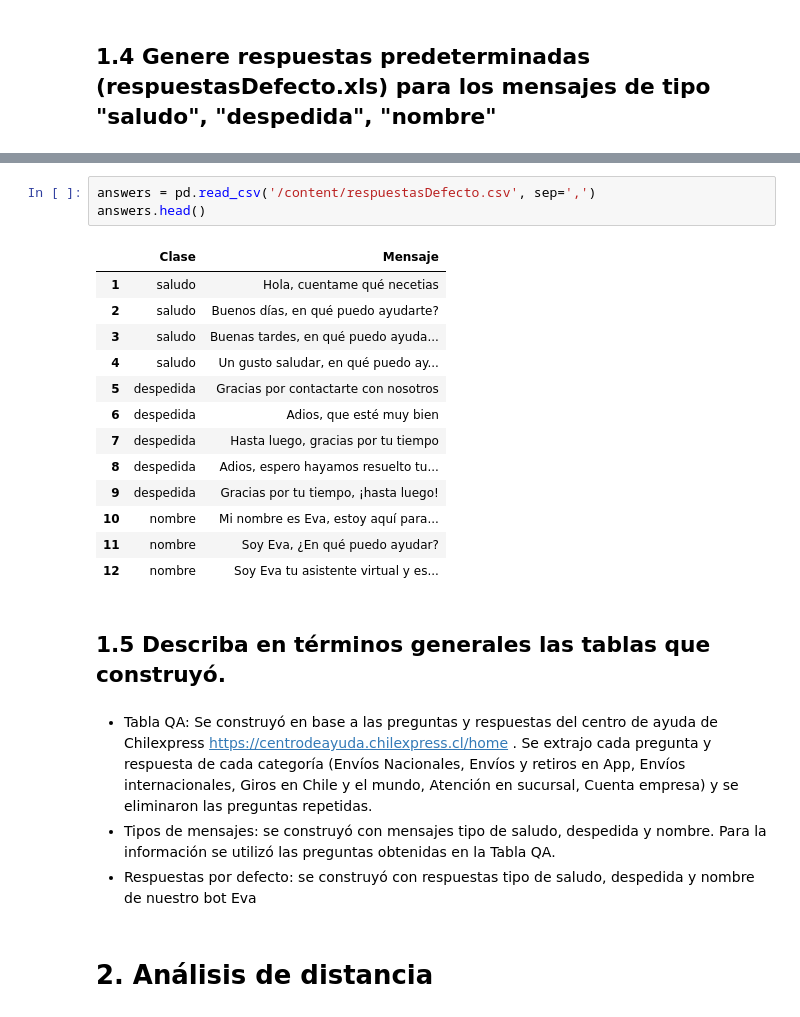
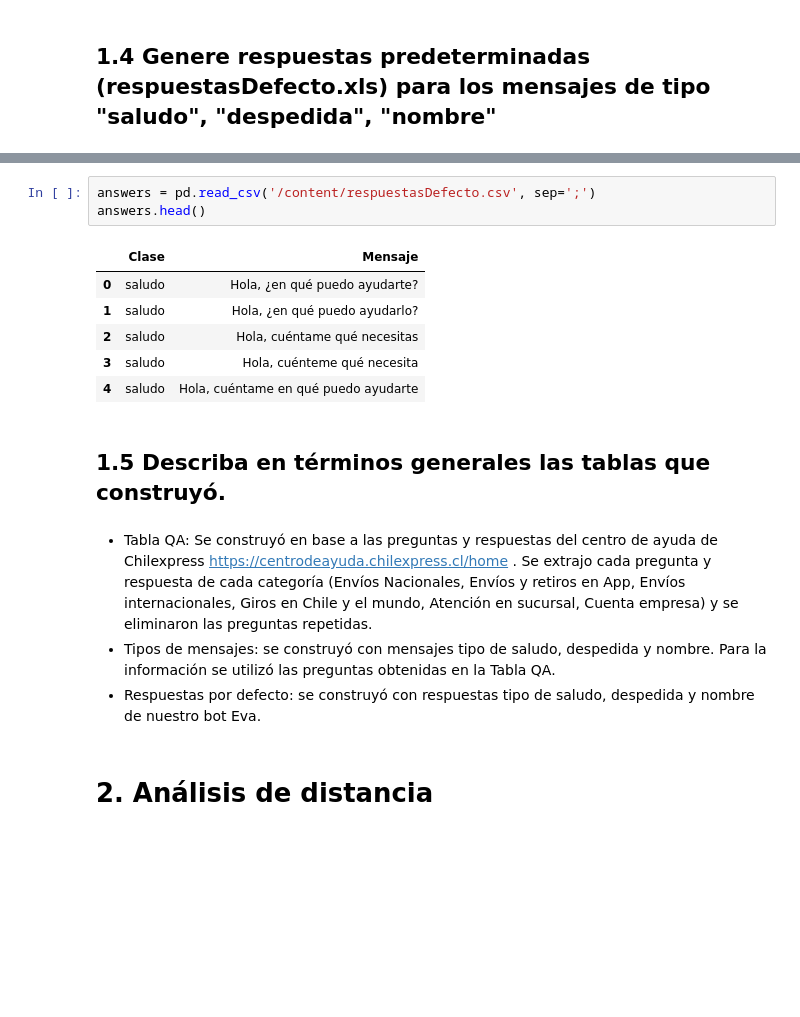
Before and after one commit to alvaro-neira/nlp-homework2, a Jupyter notebook: Tarea_2_NLP_Grupo_3.ipynb, the cells around one changed output, grey strips where cells are left out. Drawn from its saved outputs; the diff is of its cells as text; blank space fills up the shorter version.

```diff
--- a/Tarea_2_NLP_Grupo_3.ipynb
+++ b/Tarea_2_NLP_Grupo_3.ipynb
@@ -145,20 +107,13 @@ respuestasDefecto.c 100%[===================>]     646  --.-KB/s    in 0s
 # %%
-answers = pd.read_csv('/content/respuestasDefecto.csv', sep=',')
+answers = pd.read_csv('/content/respuestasDefecto.csv', sep=';')
 answers.head()
 # %% [output]
 |  | Clase | Mensaje |
-| 1 | saludo | Hola, cuentame qué necetias |
-| 2 | saludo | Buenos días, en qué puedo ayudarte? |
-| 3 | saludo | Buenas tardes, en qué puedo ayuda... |
-| 4 | saludo | Un gusto saludar, en qué puedo ay... |
-| 5 | despedida | Gracias por contactarte con nosotros |
-| 6 | despedida | Adios, que esté muy bien |
-| 7 | despedida | Hasta luego, gracias por tu tiempo |
-| 8 | despedida | Adios, espero hayamos resuelto tu... |
-| 9 | despedida | Gracias por tu tiempo, ¡hasta luego! |
-| 10 | nombre | Mi nombre es Eva, estoy aquí para... |
-| 11 | nombre | Soy Eva, ¿En qué puedo ayudar? |
-| 12 | nombre | Soy Eva tu asistente virtual y es... |
+| 0 | saludo | Hola, ¿en qué puedo ayudarte? |
+| 1 | saludo | Hola, ¿en qué puedo ayudarlo? |
+| 2 | saludo | Hola, cuéntame qué necesitas |
+| 3 | saludo | Hola, cuénteme qué necesita |
+| 4 | saludo | Hola, cuéntame en qué puedo ayudarte |
 # %% [markdown]
 ## 1.5 Describa en términos generales las tablas que construyó.
 # %% [markdown]
@@ -166,7 +121,7 @@ answers.head()
 
 *   Tabla QA: Se construyó en base a las preguntas y respuestas del centro de ayuda de Chilexpress https://centrodeayuda.chilexpress.cl/home . Se extrajo cada pregunta y respuesta de cada categoría (Envíos Nacionales, Envíos y retiros en App, Envíos internacionales, Giros en Chile y el mundo, Atención en sucursal, Cuenta empresa) y se eliminaron las preguntas repetidas.
 *   Tipos de mensajes: se construyó con mensajes tipo de saludo, despedida y nombre. Para la información se utilizó las preguntas obtenidas en la Tabla QA.
-*   Respuestas por defecto: se construyó con respuestas tipo de saludo, despedida y nombre de nuestro bot Eva
+*   Respuestas por defecto: se construyó con respuestas tipo de saludo, despedida y nombre de nuestro bot Eva.
 # %% [markdown]
 # 2. Análisis de distancia
 # %% [markdown]
```
Also changed, not shown: parts of 65 cells of this notebook, 4 other files.
